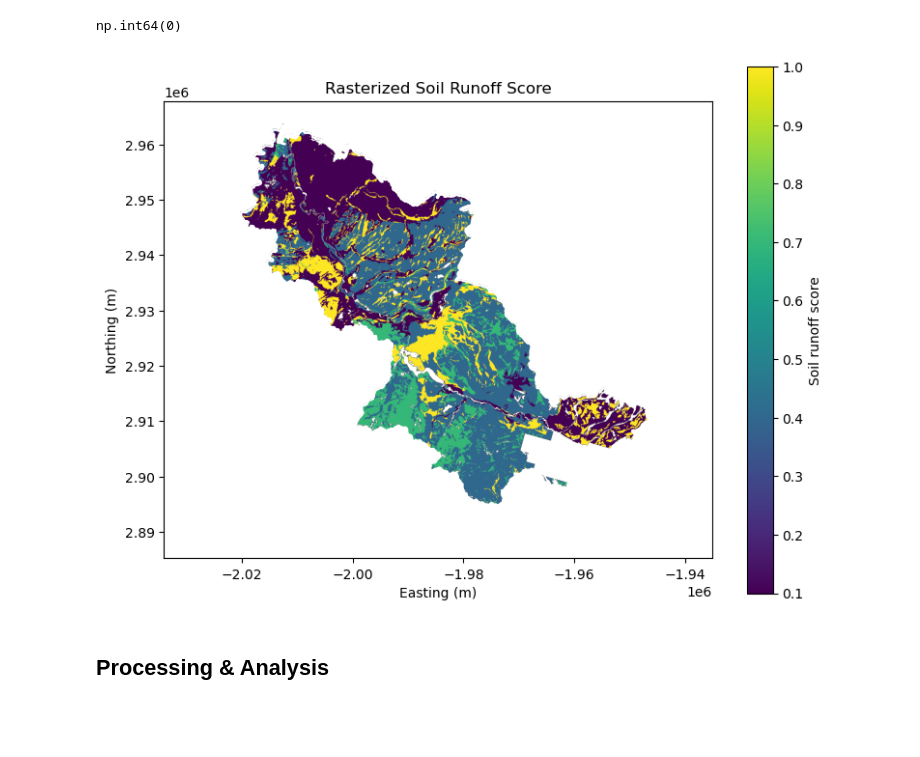
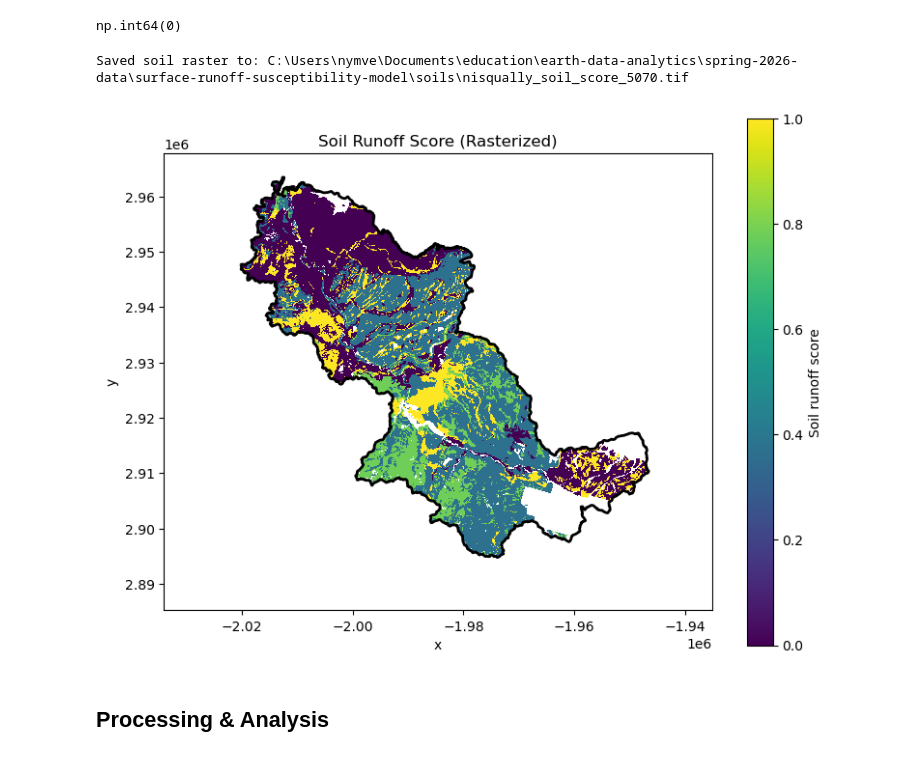
Before and after one commit to nym-veach/surface-runoff-susceptibility-model, a Jupyter notebook: notebooks/01-download-data.ipynb, the cells around one changed output. Cells and saved outputs as stored; diff of their text form; code cells hidden in the pictures; blank space fills up the shorter version.

```diff
--- a/notebooks/01-download-data.ipynb
+++ b/notebooks/01-download-data.ipynb
@@ -966,30 +1034,42 @@ nisqually_soil_polygons = zip(
 nisqually_soil_raster = grid.rasterize(nisqually_soil_polygons, fill=np.nan)
-# %%
-fig, ax = plt.subplots(figsize=(8, 6))
-
-# Plot raster
-im = ax.imshow(
-    nisqually_soil_raster,
-    extent=grid.extent,
-    cmap="viridis"
-)
-
-# Overlay watershed boundary
-nisqually_gdf_5070.boundary.plot(
-    ax=ax,
-    edgecolor="white",
-    linewidth=1.5
-)
-
-plt.colorbar(im, ax=ax, label="Soil runoff score")
-ax.set_title("Rasterized Soil Runoff Score")
-ax.set_xlabel("Easting (m)")
-ax.set_ylabel("Northing (m)")
-
-plt.tight_layout()
-plt.show()
-# %% [output]
-[figure, removed]
+# %%
+# Create path for soil raster file
+soil_raster_path = os.path.join(soils_dir, "nisqually_soil_score_5070.tif")
+
+# Save the soil score raster to a GeoTIFF file
+grid.to_raster(nisqually_soil_raster, soil_raster_path)
+
+# Print the path to the saved soil raster
+print("Saved soil raster to:", soil_raster_path)
+# %% [output]
+Saved soil raster to: C:\Users\nymve\Documents\education\earth-data-analytics\spring-2026-data\surface-runoff-susceptibility-model\soils\nisqually_soil_score_5070.tif
+# %%
+# Open the saved soil raster to check it out
+nisqually_soil_da = rxr.open_rasterio(soil_raster_path, masked=True).squeeze()
+# %%
+# Plot the soil score raster with the watershed boundary on top
+fig, ax = plt.subplots(figsize=(8, 6))
+
+# Plot the soil score raster with a colormap and colorbar
+nisqually_soil_da.plot(
+    ax=ax,
+    cmap="viridis",
+    cbar_kwargs={"label": "Soil runoff score"} # Label for the colorbar
+)
+
+# Add watershed boundary on top with white edges
+nisqually_gdf_5070.boundary.plot(
+    ax=ax,
+    edgecolor="black",
+    linewidth=2
+)
+
+# Add title
+ax.set_title("Soil Runoff Score (Rasterized)")
+plt.tight_layout()
+plt.show()
+# %% [output]
+[figure, added]
 # %% [markdown]
 ## Processing & Analysis
 # %% [markdown]
```
Also changed, not shown: parts of 17 cells of this notebook.
